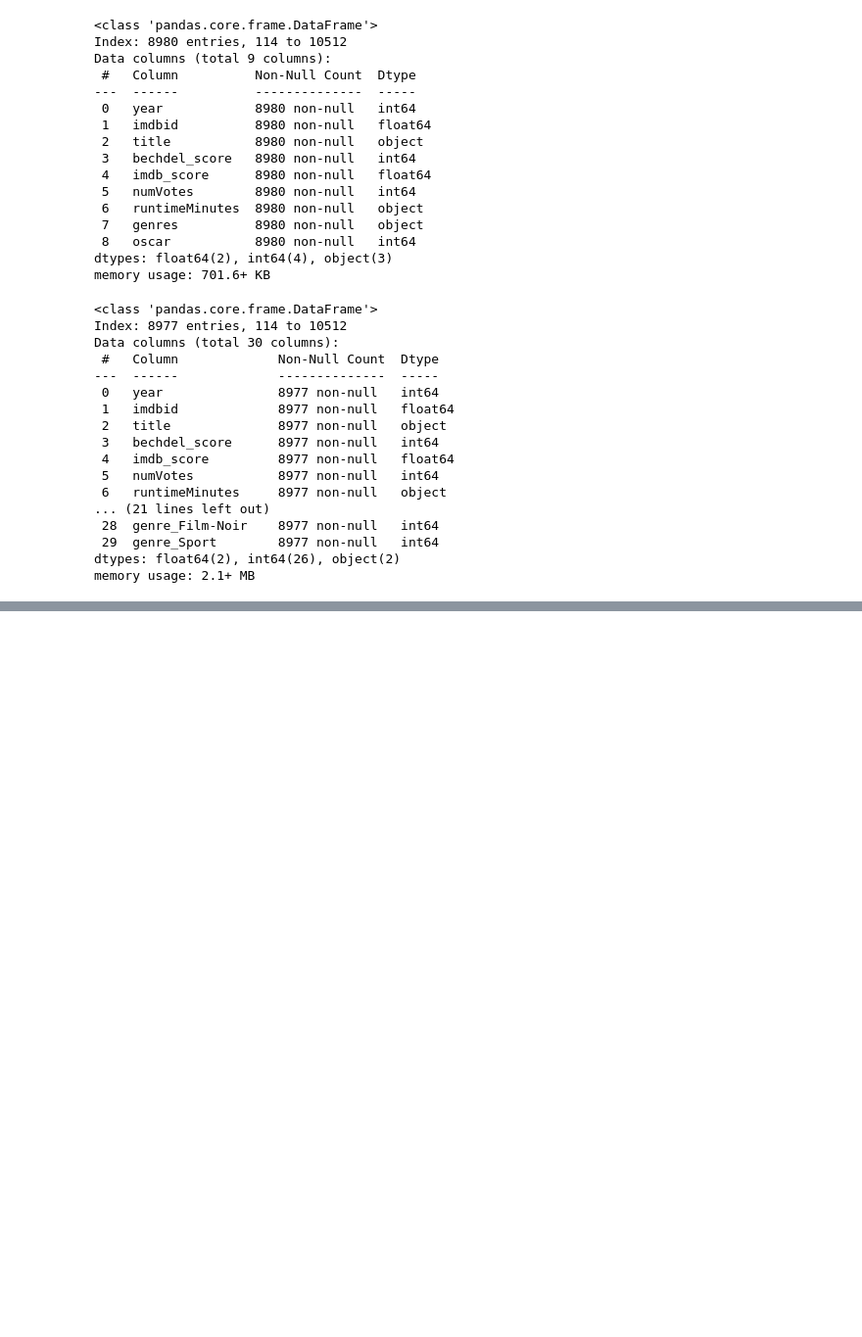
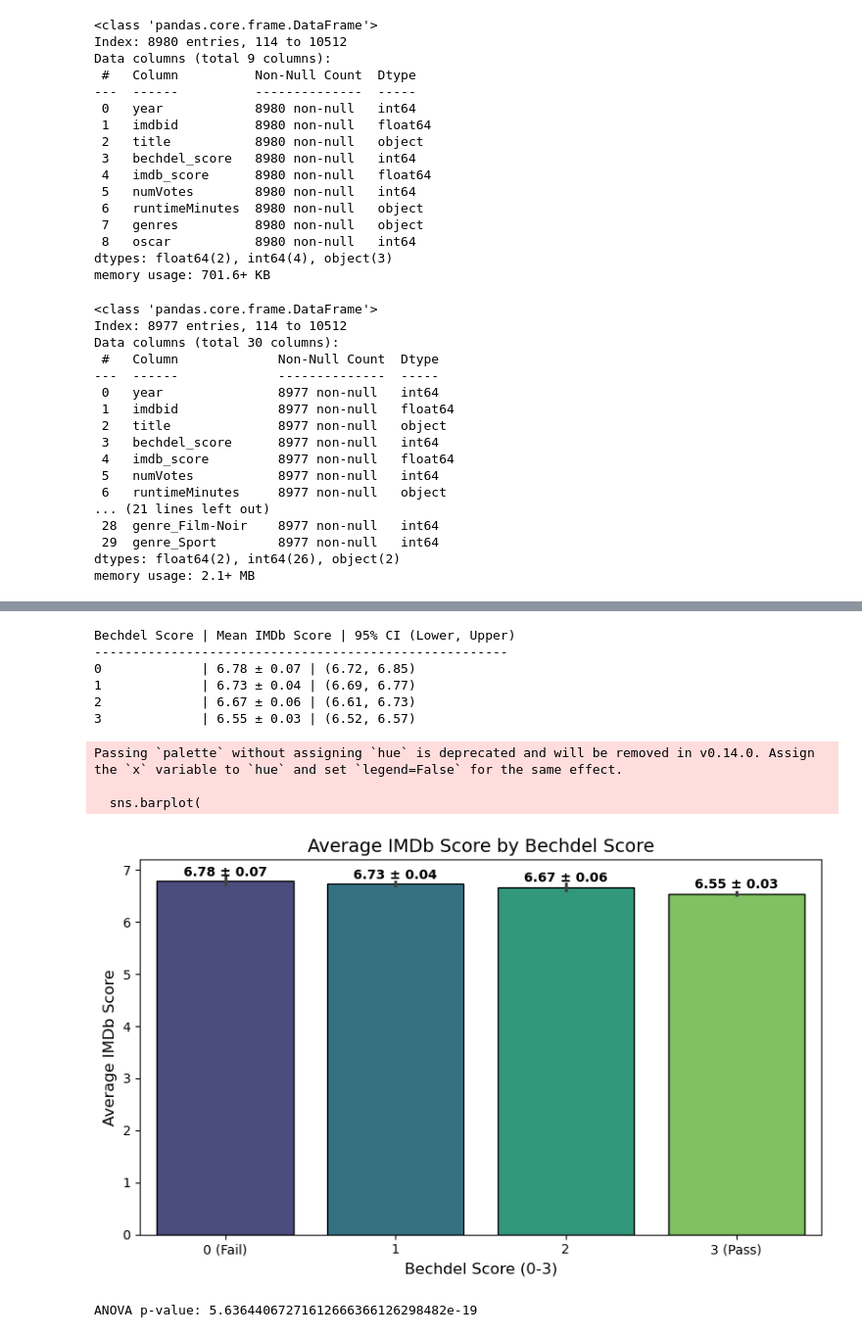
Before and after one commit to brookeyeye/Bechdel, a Jupyter notebook: Scripts/AnalysisScripts/metadata_eda.ipynb, the cells around one changed output, grey strips where cells are left out. Shown: that part at 98% size. Drawn from its saved outputs; the diff is of its cells as text; code cells hidden in the pictures; blank space fills up the shorter version.

Commit message:
plotted IMDb Scores vs. Bechdel Scores

```diff
--- a/Scripts/AnalysisScripts/metadata_eda.ipynb
+++ b/Scripts/AnalysisScripts/metadata_eda.ipynb
@@ -261,0 +293,72 @@ plt.show()
+# %%
+# Group by Bechdel score and compute mean IMDb score + 95% CI
+avg_scores = df.groupby('bechdel_score')['imdb_score'].agg(['mean', 'sem'])
+avg_scores['ci'] = 1.96 * avg_scores['sem']  # 95% CI = 1.96 * SEM
+
+# Reset index for plotting
+avg_scores.reset_index(inplace=True)
+
+# Print the mean and confidence intervals
+print("Bechdel Score | Mean IMDb Score | 95% CI (Lower, Upper)")
+print("------------------------------------------------------")
+for index, row in avg_scores.iterrows():
+    lower_ci = row['mean'] - row['ci']
+    upper_ci = row['mean'] + row['ci']
+    print(
+        f"{int(row['bechdel_score']):<13} | {row['mean']:.2f} ± {row['ci']:.2f} | "
+        f"({lower_ci:.2f}, {upper_ci:.2f})"
+    )
+
+# Plotting (unchanged from your original code)
+plt.figure(figsize=(8, 5))
+sns.barplot(
+    data=df,
+    x='bechdel_score',
+    y='imdb_score',
+    estimator='mean',
+    errorbar=("ci", 95),
+    palette='viridis',
+    edgecolor='black'
+)
+
+plt.title('Average IMDb Score by Bechdel Score', fontsize=14)
+plt.xlabel('Bechdel Score (0-3)', fontsize=12)
+plt.ylabel('Average IMDb Score', fontsize=12)
+plt.xticks(ticks=[0, 1, 2, 3], labels=['0 (Fail)', '1', '2', '3 (Pass)'])
+plt.grid(False)
+
+# Add value labels on top of bars
+for index, row in avg_scores.iterrows():
+    plt.text(
+        x=row['bechdel_score'],
+        y=row['mean'] + 0.1,
+        s=f"{row['mean']:.2f} ± {row['ci']:.2f}",
+        ha='center',
+        color='black',
+        fontweight='bold'
+    )
+
+plt.tight_layout()
+plt.show()
+# %% [output]
+Bechdel Score | Mean IMDb Score | 95% CI (Lower, Upper)
+------------------------------------------------------
+0             | 6.78 ± 0.07 | (6.72, 6.85)
+1             | 6.73 ± 0.04 | (6.69, 6.77)
+2             | 6.67 ± 0.06 | (6.61, 6.73)
+3             | 6.55 ± 0.03 | (6.52, 6.57)
+Passing `palette` without assigning `hue` is deprecated and will be removed in v0.14.0. Assign the `x` variable to `hue` and set `legend=False` for the same effect.
+
+  sns.barplot(
+[figure, added]
+# %%
+from scipy.stats import f_oneway
+
+# Extract groups
+groups = [df[df['bechdel_score'] == i]['imdb_score'] for i in range(4)]
+
+# Perform ANOVA
+f_stat, p_value = f_oneway(*groups)
+print(f"ANOVA p-value: {p_value:.30}")  # Format to 5 decimal places
+# %% [output]
+ANOVA p-value: 5.63644067271612666366126298482e-19
```
Also changed, not shown: parts of 11 cells of this notebook.
